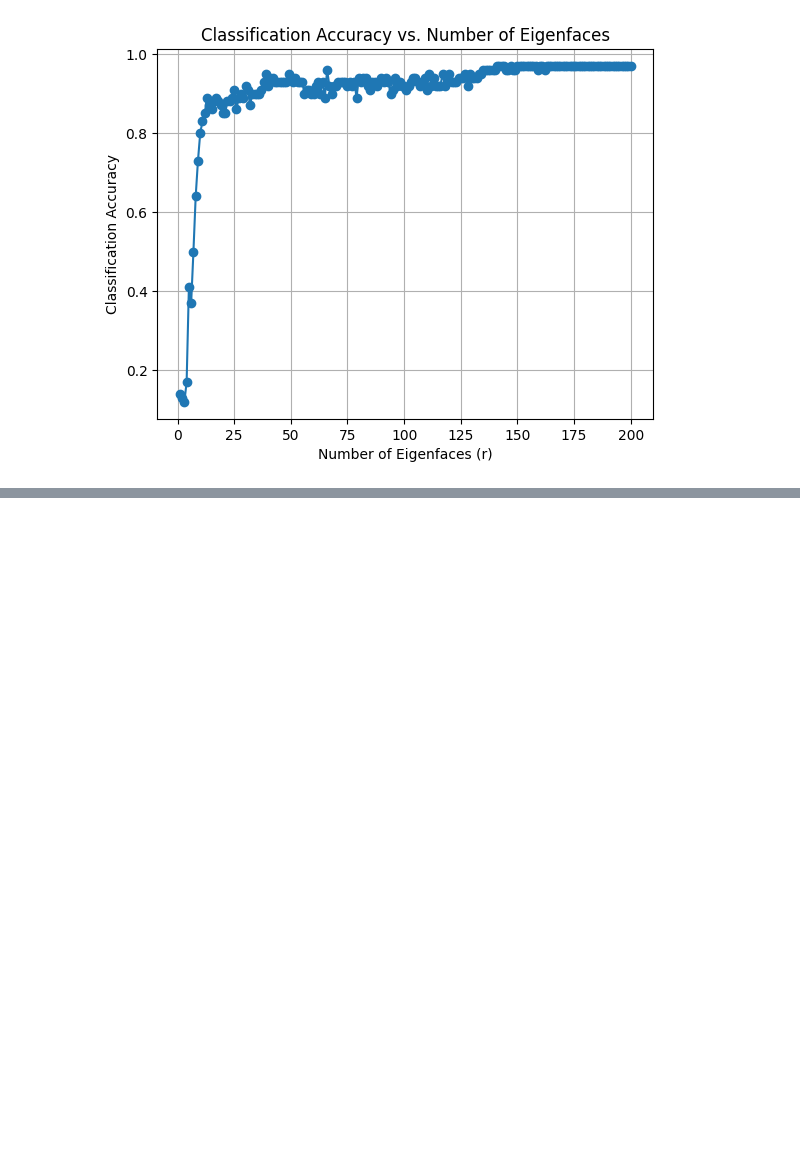
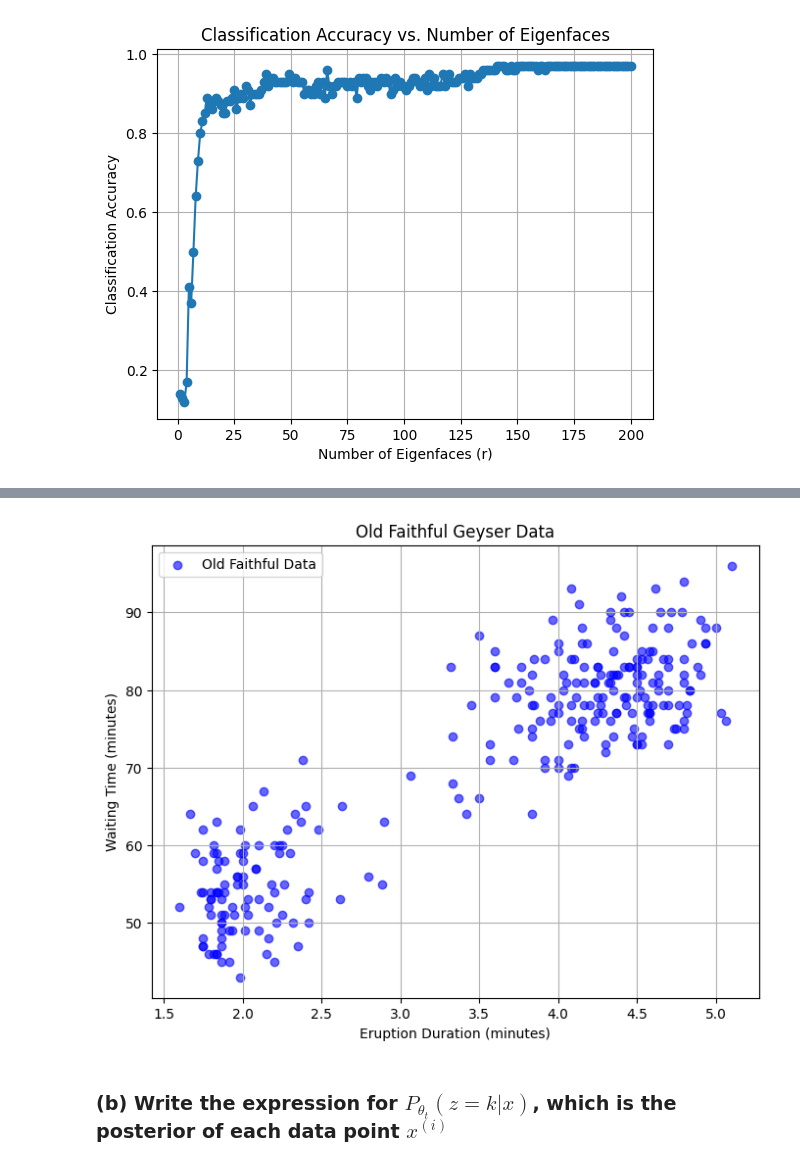
Before and after one commit to Iakovos0997/Eigenface-for-face-recognition, a Jupyter notebook: A3.ipynb, the cells around one changed output, grey strips where cells are left out. Cells and saved outputs as stored; diff of their text form; code cells hidden in the pictures; blank space fills up the shorter version.

Commit message:
Made the code work with OG old faithful file. Aded some text for part 2

```diff
--- a/A3.ipynb
+++ b/A3.ipynb
@@ -278,0 +302,23 @@ Accuracy for r = 10: 0.8000
+# %%
+import numpy as np
+import matplotlib.pyplot as plt
+
+# Load the dataset
+data = np.loadtxt("faithful.dat", skiprows=26)  # Skip header rows
+
+# Extract eruption duration and waiting time (columns 1 and 2)
+X = data[:, 1:3]  # Column indices may vary depending on formatting
+
+# Scatter plot
+plt.figure(figsize=(8, 6))
+plt.scatter(X[:, 0], X[:, 1], c='b', alpha=0.6, label="Old Faithful Data")
+plt.xlabel("Eruption Duration (minutes)")
+plt.ylabel("Waiting Time (minutes)")
+plt.title("Old Faithful Geyser Data")
+plt.legend()
+plt.grid()
+plt.show()
+# %% [output]
+[figure, added]
+# %% [markdown]
+### (b) Write the expression for $P_{θ_t} (z = k|x)$, which is the posterior of each data point $x^{(i)}$
```
Also changed, not shown: parts of 15 cells of this notebook, 1 other file.
